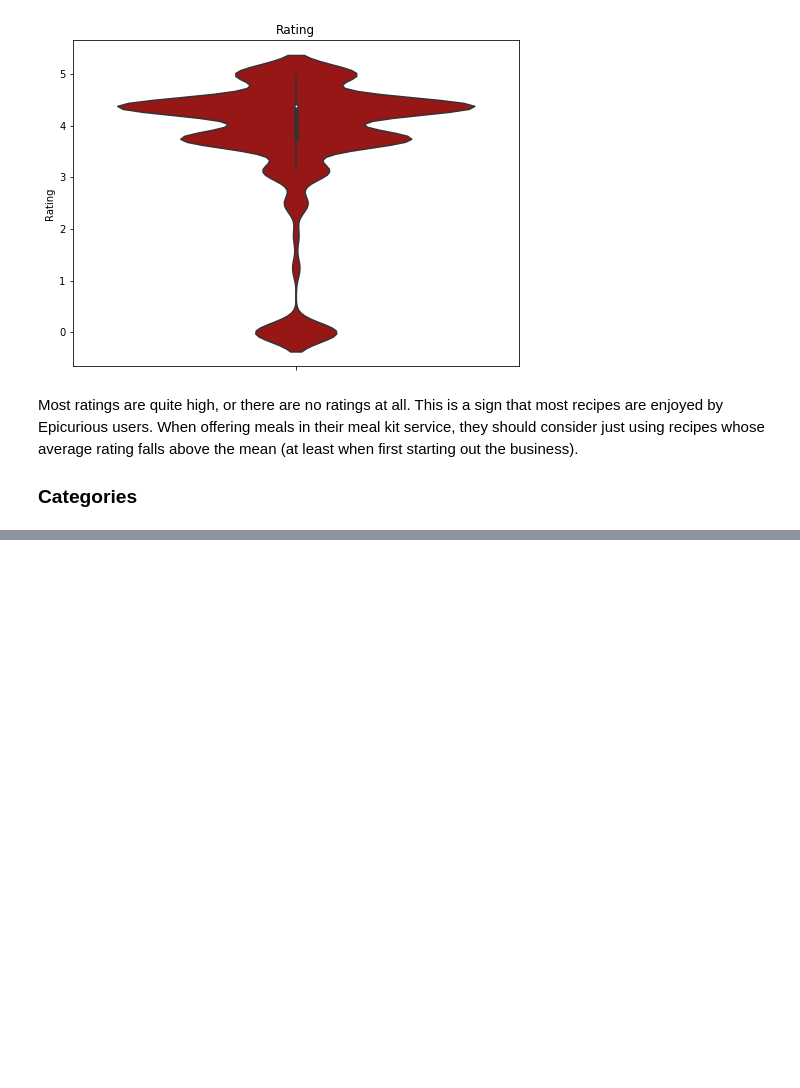
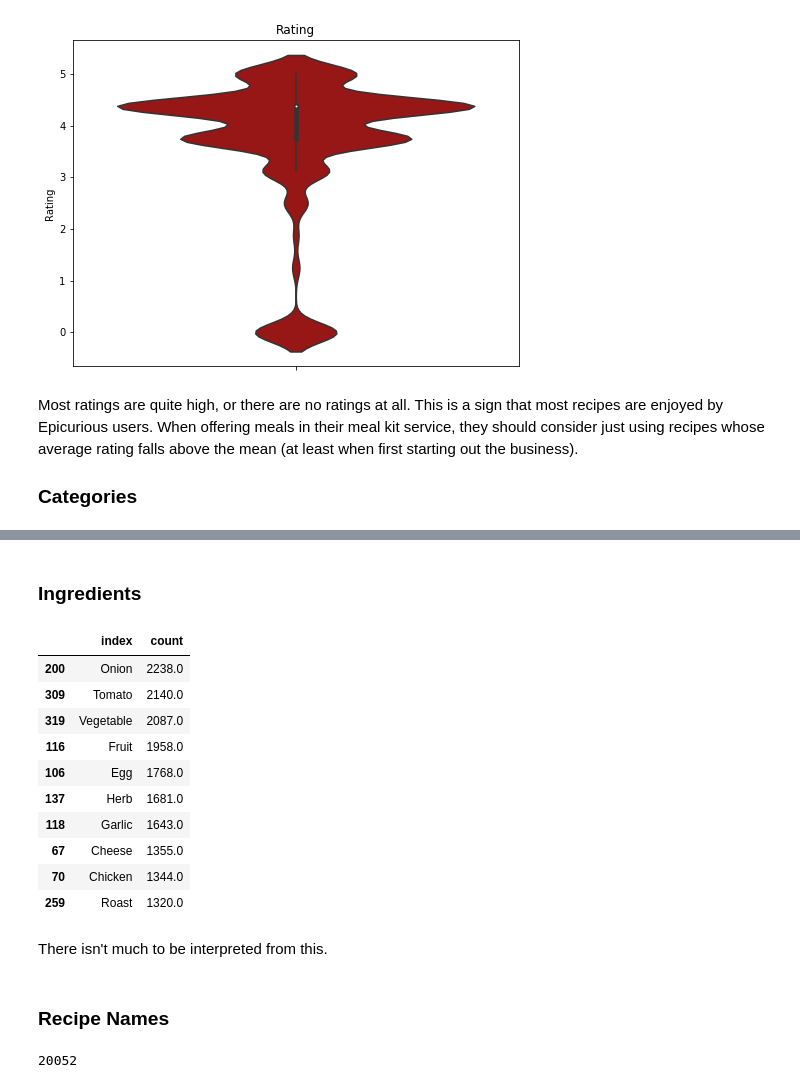
Before and after one commit to isabelvanzijl/Capstone-Project-2, a Jupyter notebook: Exploratory_Data_Analysis.ipynb, the cells around one changed output, grey strips where cells are left out. Saved outputs shown, nothing was run; the diff lists cells and outputs as text; code cells hidden in the pictures; blank space fills up the shorter version.

```diff
--- a/Exploratory_Data_Analysis.ipynb
+++ b/Exploratory_Data_Analysis.ipynb
@@ -164,3 +161,29 @@ Insights: Category Groupings
 These observations highlight the importance of providing customers with the option to state their dietary restrictions and allergies. Also that it might be useful to provide customers with certain recommendations depending on the season.
 
 I predict that we'll see some clusters emerge based on these category groupings.
+# %% [markdown]
+### Ingredients
+# %%
+ingr_count = df_ingr.loc[:,'Almond':].sum().reset_index(
+    name='count').sort_values('count', ascending=False)
+ingr_count.head(10)
+# %% [output]
+|  | index | count |
+| 200 | Onion | 2238.0 |
+| 309 | Tomato | 2140.0 |
+| 319 | Vegetable | 2087.0 |
+| 116 | Fruit | 1958.0 |
+| 106 | Egg | 1768.0 |
+| 137 | Herb | 1681.0 |
+| 118 | Garlic | 1643.0 |
+| 67 | Cheese | 1355.0 |
+| 70 | Chicken | 1344.0 |
+| 259 | Roast | 1320.0 |
+# %% [markdown]
+There isn't much to be interpreted from this.
+# %% [markdown]
+### Recipe Names
+# %%
+df_ingr.loc[:,'Title'].count()
+# %% [output]
+20052
```
Also changed, not shown: parts of 3 cells of this notebook.
